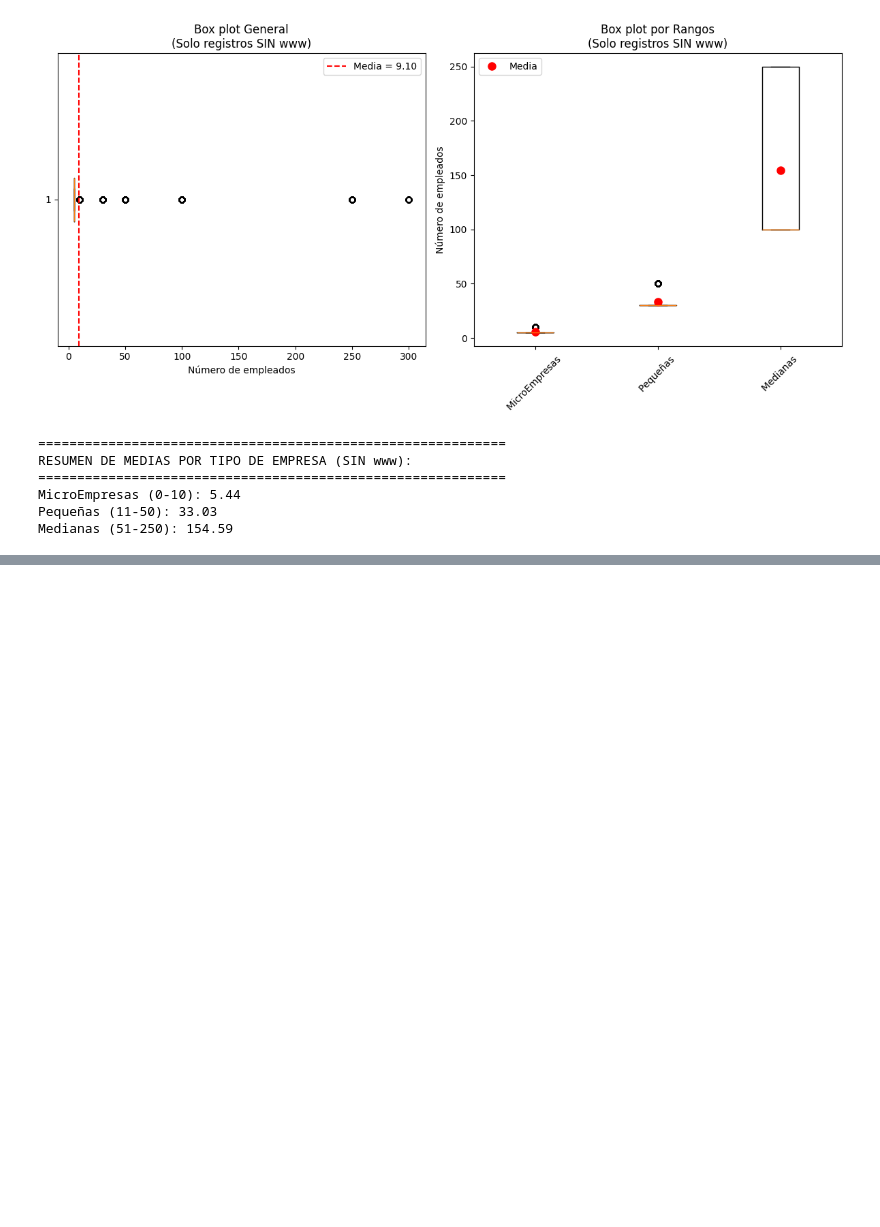
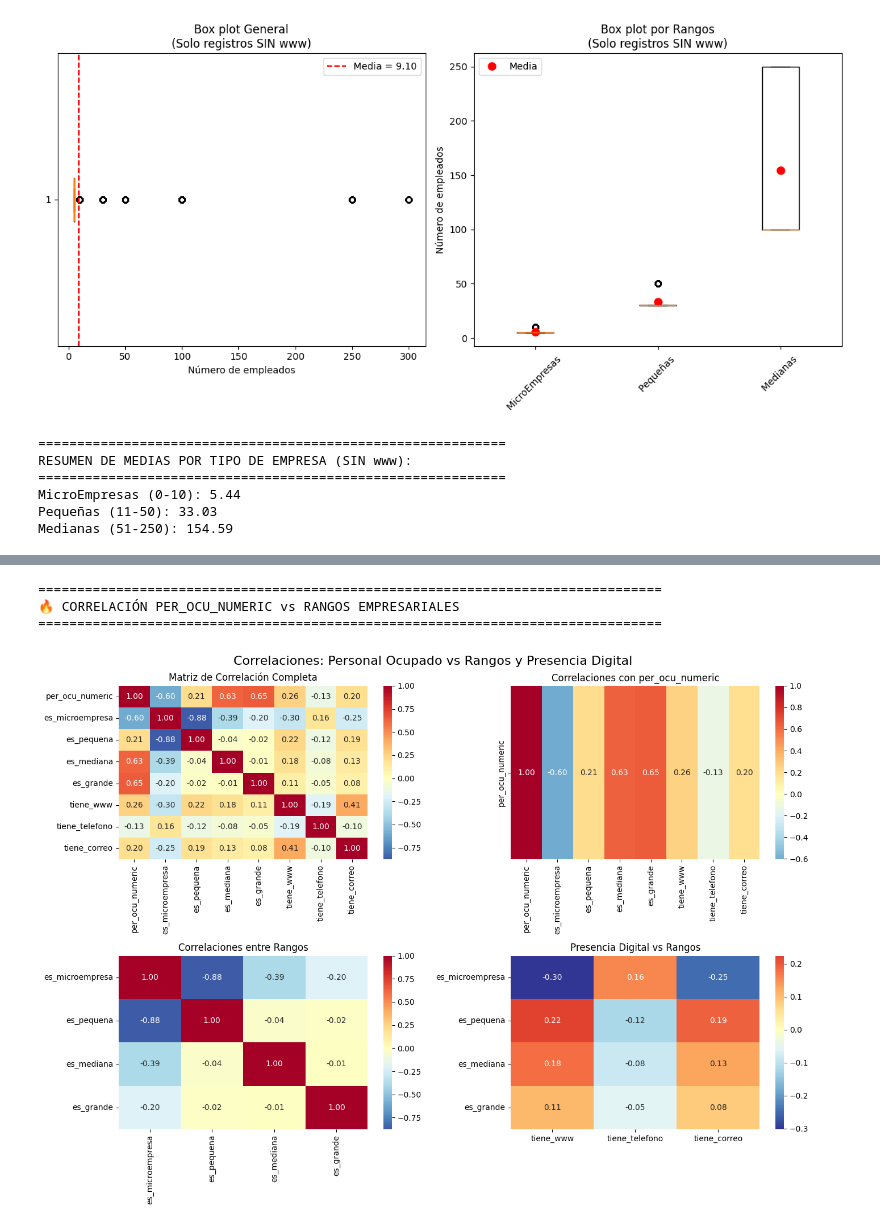
Before and after one commit to engineerchacon/Maestria-en-Inteligencia-Artificial-y-Analitica-de-Datos-Colab-Files, a Jupyter notebook: Entrega_Final_del_Proyecto_de_Análisis_Exploratorio_de_los_Datos_Armando_Chacón_Terrazas.ipynb, the cells around one changed output, grey strips where cells are left out. Drawn from its saved outputs; the diff is of its cells as text; code cells hidden in the pictures; blank space fills up the shorter version.

```diff
--- a/Entrega_Final_del_Proyecto_de_Análisis_Exploratorio_de_los_Datos_Armando_Chacón_Terrazas.ipynb
+++ b/Entrega_Final_del_Proyecto_de_Análisis_Exploratorio_de_los_Datos_Armando_Chacón_Terrazas.ipynb
@@ -689,0 +822,68 @@ El boxplot solo se utilizo como referencia para ver de manera visual el rango de
+# %%
+# ===================================================================
+# 🔥 MATRIZ DE CORRELACIÓN ESPECÍFICA: PER_OCU_NUMERIC vs RANGOS
+# ===================================================================
+print("\n" + "=" * 80)
+print("🔥 CORRELACIÓN PER_OCU_NUMERIC vs RANGOS EMPRESARIALES")
+print("=" * 80)
+
+# Clonar df_sel
+df_corr = df_sel.copy()
+df_corr['es_microempresa'] = (df_corr['per_ocu_numeric'] <= 10).astype(int)
+df_corr['es_pequena']    = df_corr['per_ocu_numeric'].between(11,50).astype(int)
+df_corr['es_mediana']    = df_corr['per_ocu_numeric'].between(51,250).astype(int)
+df_corr['es_grande']     = (df_corr['per_ocu_numeric'] >= 251).astype(int)
+
+# Agregar presencia digital
+df_corr['tiene_www']      = df_corr['www'].notnull().astype(int)
+df_corr['tiene_telefono'] = df_corr['telefono'].notnull().astype(int)
+df_corr['tiene_correo']   = df_corr['correoelec'].notnull().astype(int)
+
+# Variables para la matriz
+variables = [
+    'per_ocu_numeric',
+    'es_microempresa','es_pequena','es_mediana','es_grande',
+    'tiene_www','tiene_telefono','tiene_correo'
+]
+
+# Calcular correlaciones
+matriz_corr = df_corr[variables].corr()
+
+# Visualizar heatmaps
+fig, axes = plt.subplots(2, 2, figsize=(14, 10))
+fig.suptitle('Correlaciones: Personal Ocupado vs Rangos y Presencia Digital', fontsize=16)
+
+# Heatmap completo
+sns.heatmap(matriz_corr, annot=True, fmt='.2f', cmap='RdYlBu_r', center=0, ax=axes[0,0])
+axes[0,0].set_title('Matriz de Correlación Completa')
+
+# Correlación con per_ocu_numeric
+sns.heatmap(matriz_corr[['per_ocu_numeric']].T, annot=True, fmt='.2f',
+            cmap='RdYlBu_r', center=0, ax=axes[0,1])
+axes[0,1].set_title('Correlaciones con per_ocu_numeric')
+
+# Solo rangos
+corr_rangos = matriz_corr.loc[
+    ['es_microempresa','es_pequena','es_mediana','es_grande'],
+    ['es_microempresa','es_pequena','es_mediana','es_grande']
+]
+sns.heatmap(corr_rangos, annot=True, fmt='.2f', cmap='RdYlBu_r', center=0, ax=axes[1,0])
+axes[1,0].set_title('Correlaciones entre Rangos')
+
+# Presencia digital vs rangos
+sns.heatmap(
+    matriz_corr.loc[
+        ['es_microempresa','es_pequena','es_mediana','es_grande'],
+        ['tiene_www','tiene_telefono','tiene_correo']
+    ],
+    annot=True, fmt='.2f', cmap='RdYlBu_r', center=0, ax=axes[1,1]
+)
+axes[1,1].set_title('Presencia Digital vs Rangos')
+
+plt.tight_layout()
+plt.show()
+# %% [output]
+================================================================================
+🔥 CORRELACIÓN PER_OCU_NUMERIC vs RANGOS EMPRESARIALES
+================================================================================
+[figure, added]
```
Also changed, not shown: parts of 15 cells of this notebook.
